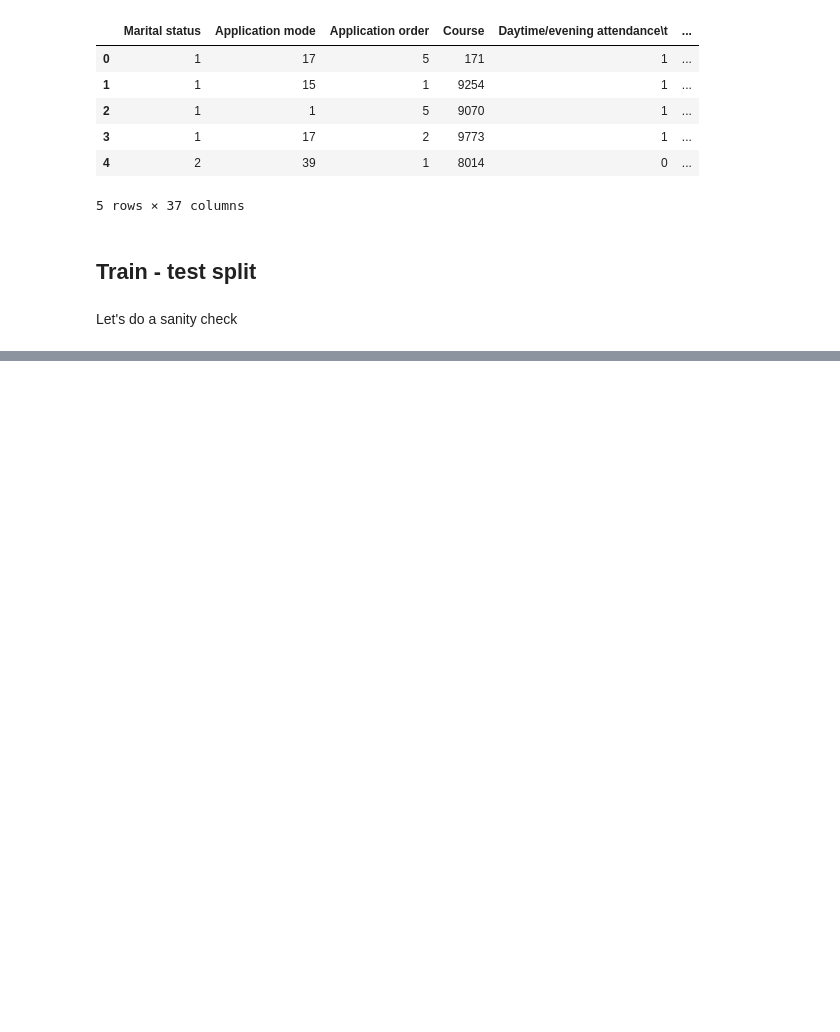
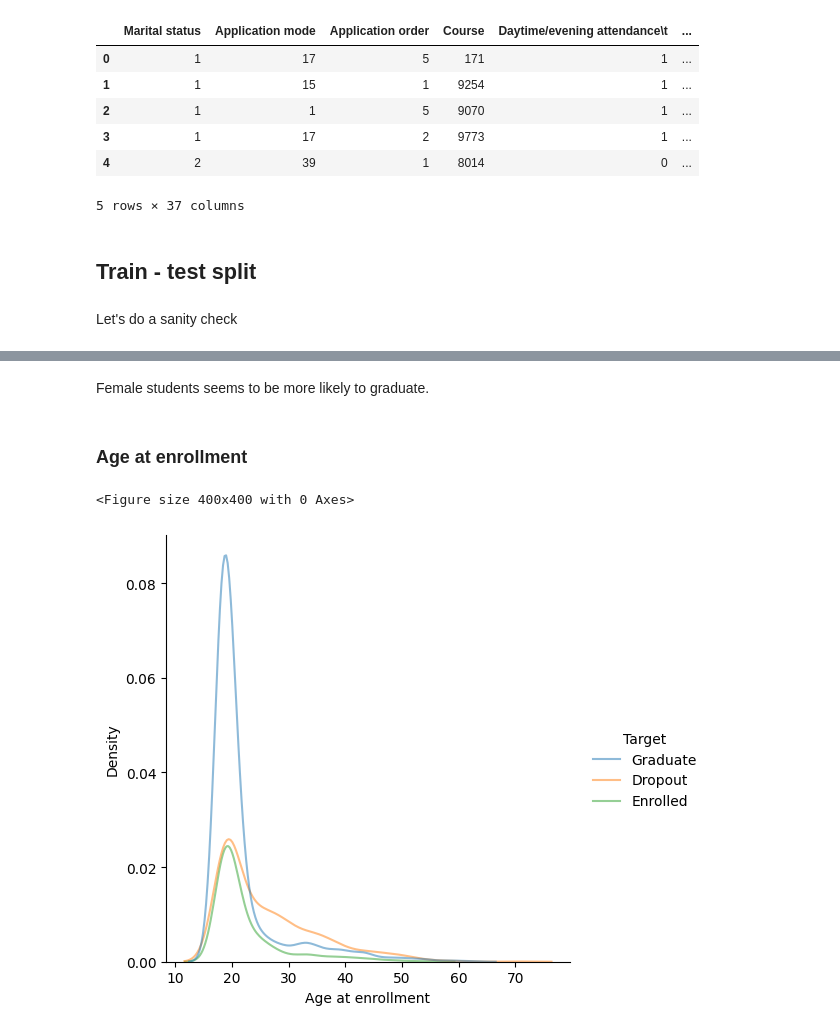
Before and after one commit to esviswajith95/enrollment_status, a Jupyter notebook: notebooks/01-esv-exploratory_data_analysis.ipynb, the cells around one changed output, grey strips where cells are left out. Saved outputs shown, nothing was run; the diff lists cells and outputs as text; code cells hidden in the pictures; blank space fills up the shorter version.

```diff
--- a/notebooks/01-esv-exploratory_data_analysis.ipynb
+++ b/notebooks/01-esv-exploratory_data_analysis.ipynb
@@ -49,0 +165,11 @@ test.to_csv("./../data/1_interim/test.csv", index=False)
+# %% [markdown]
+Female students seems to be more likely to graduate.
+# %% [markdown]
+### Age at enrollment
+# %%
+plt.figure(figsize=(4,4))
+sns.displot(data=train, x='Age at enrollment', hue='Target', kind='kde', alpha = 0.5)
+plt.show()
+# %% [output]
+<Figure size 400x400 with 0 Axes>
+[figure, added]
```
Also changed, not shown: parts of 44 cells of this notebook.
